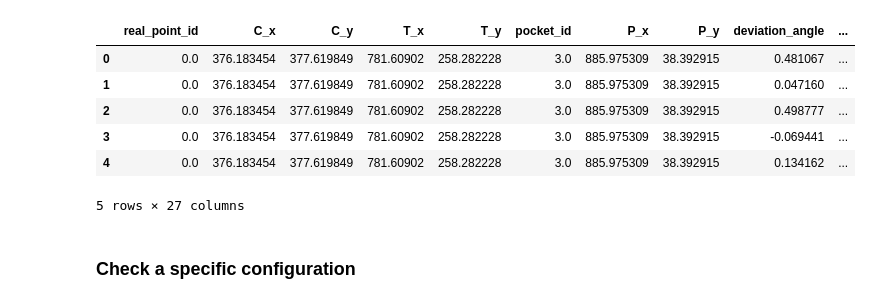
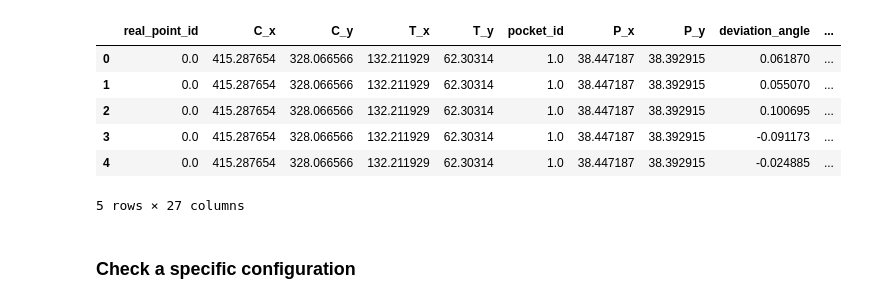
Before and after one commit to opticsensors/pool-playing-robot, a Jupyter notebook: examples/error_analysis/data_analysis_actuator.ipynb, the cells around one changed output. Cells and saved outputs as stored; diff of their text form; code cells hidden in the pictures.

```diff
--- a/examples/error_analysis/data_analysis_actuator.ipynb
+++ b/examples/error_analysis/data_analysis_actuator.ipynb
@@ -1,20 +1,20 @@
 # %%
 import pandas as pd
 import numpy as np
 from pool.error_analysis import ActuatorErrorAnalysis, DebugErrorAnalysis
 
 ea=ActuatorErrorAnalysis()
 dea=DebugErrorAnalysis()
-data = pd.read_csv('./results/error_data_0.5_degrees.csv', sep=',',decimal='.')
+data = pd.read_csv('./results/error_data_0.125_degrees.csv', sep=',',decimal='.')
 data=data.dropna()     #drop all rows that have any NaN values
 data.head()
 # %% [output]
 |  | real_point_id | C_x | C_y | T_x | T_y | pocket_id | P_x | P_y | deviation_angle | ... |
-| 0 | 0.0 | 376.183454 | 377.619849 | 781.60902 | 258.282228 | 3.0 | 885.975309 | 38.392915 | 0.481067 | ... |
-| 1 | 0.0 | 376.183454 | 377.619849 | 781.60902 | 258.282228 | 3.0 | 885.975309 | 38.392915 | 0.047160 | ... |
-| 2 | 0.0 | 376.183454 | 377.619849 | 781.60902 | 258.282228 | 3.0 | 885.975309 | 38.392915 | 0.498777 | ... |
-| 3 | 0.0 | 376.183454 | 377.619849 | 781.60902 | 258.282228 | 3.0 | 885.975309 | 38.392915 | -0.069441 | ... |
-| 4 | 0.0 | 376.183454 | 377.619849 | 781.60902 | 258.282228 | 3.0 | 885.975309 | 38.392915 | 0.134162 | ... |
+| 0 | 0.0 | 415.287654 | 328.066566 | 132.211929 | 62.30314 | 1.0 | 38.447187 | 38.392915 | 0.061870 | ... |
+| 1 | 0.0 | 415.287654 | 328.066566 | 132.211929 | 62.30314 | 1.0 | 38.447187 | 38.392915 | 0.055070 | ... |
+| 2 | 0.0 | 415.287654 | 328.066566 | 132.211929 | 62.30314 | 1.0 | 38.447187 | 38.392915 | 0.100695 | ... |
+| 3 | 0.0 | 415.287654 | 328.066566 | 132.211929 | 62.30314 | 1.0 | 38.447187 | 38.392915 | -0.091173 | ... |
+| 4 | 0.0 | 415.287654 | 328.066566 | 132.211929 | 62.30314 | 1.0 | 38.447187 | 38.392915 | -0.024885 | ... |
 5 rows × 27 columns
 # %% [markdown]
 ### Check a specific configuration
```
Also changed, not shown: parts of 5 cells of this notebook, 9 other files.
